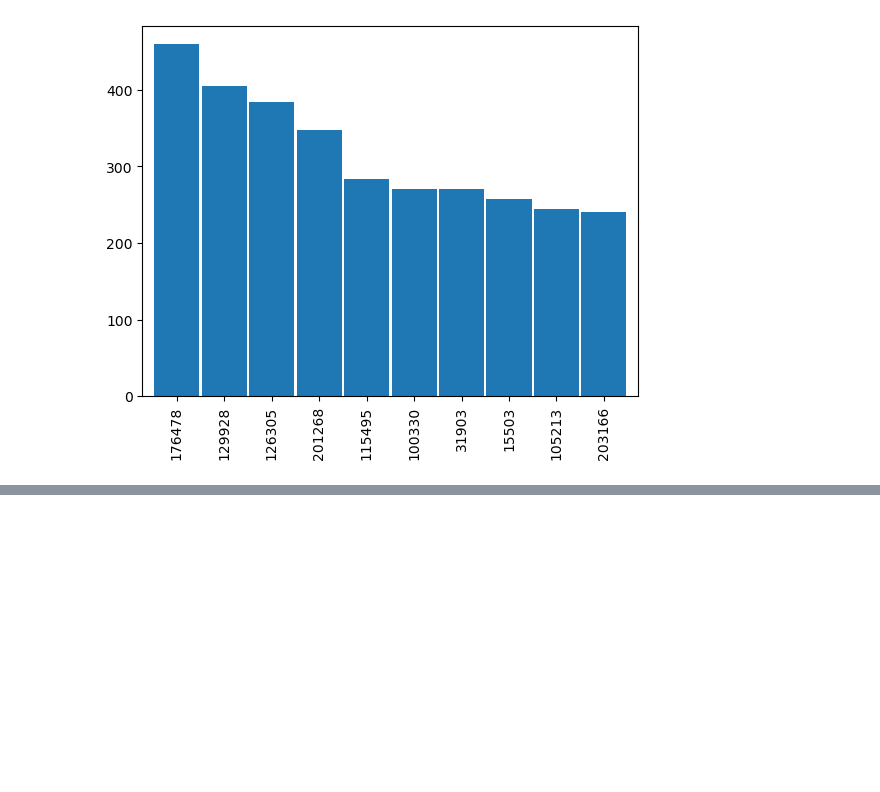
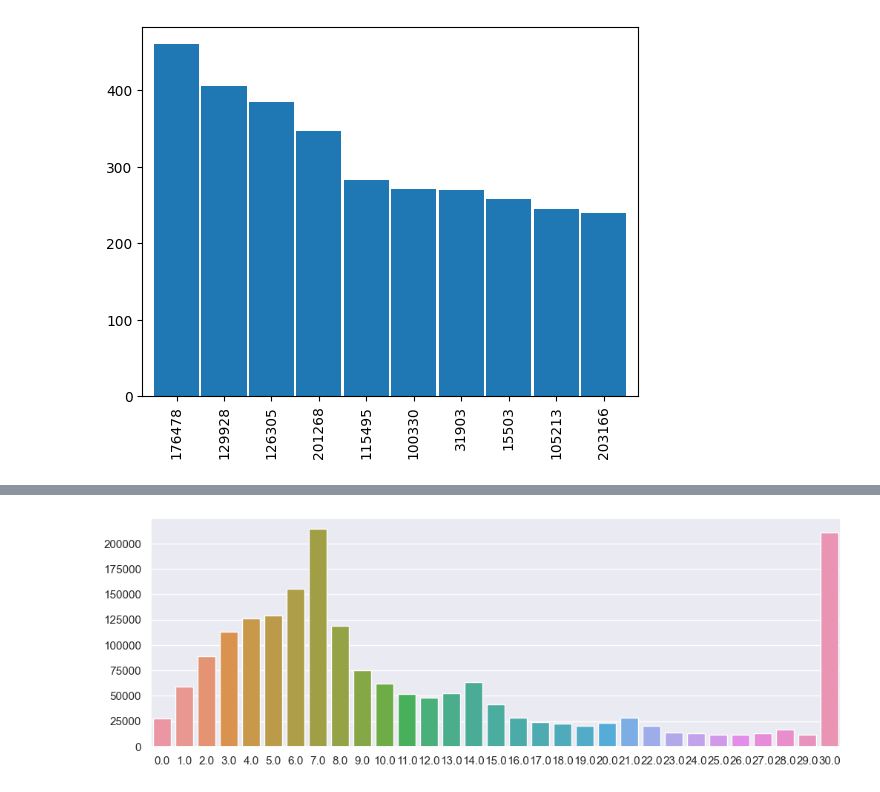
Before and after one commit to Vicalg/-EcommerceDS, a Jupyter notebook: Notebooks/Visualizations.ipynb, the cells around one changed output, grey strips where cells are left out. Cells and saved outputs as stored; diff of their text form; code cells hidden in the pictures; blank space fills up the shorter version.

```diff
--- a/Notebooks/Visualizations.ipynb
+++ b/Notebooks/Visualizations.ipynb
@@ -58,0 +68,6 @@ df["user_id"].value_counts()[:10].plot(kind="bar", width=0.95);
+# %%
+_, ax = plt.subplots(figsize=(12,4))
+sns.barplot(x=df["days_since_prior_order"].value_counts().sort_index().index,
+           y=df["days_since_prior_order"].value_counts().sort_index().values);
+# %% [output]
+[figure, added]
```
Also changed, not shown: parts of 10 cells of this notebook.
